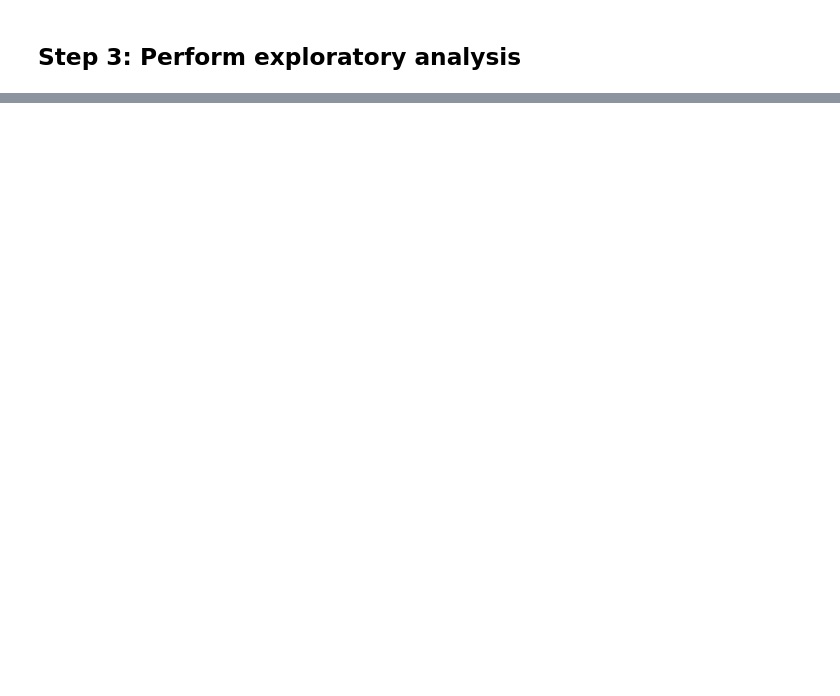
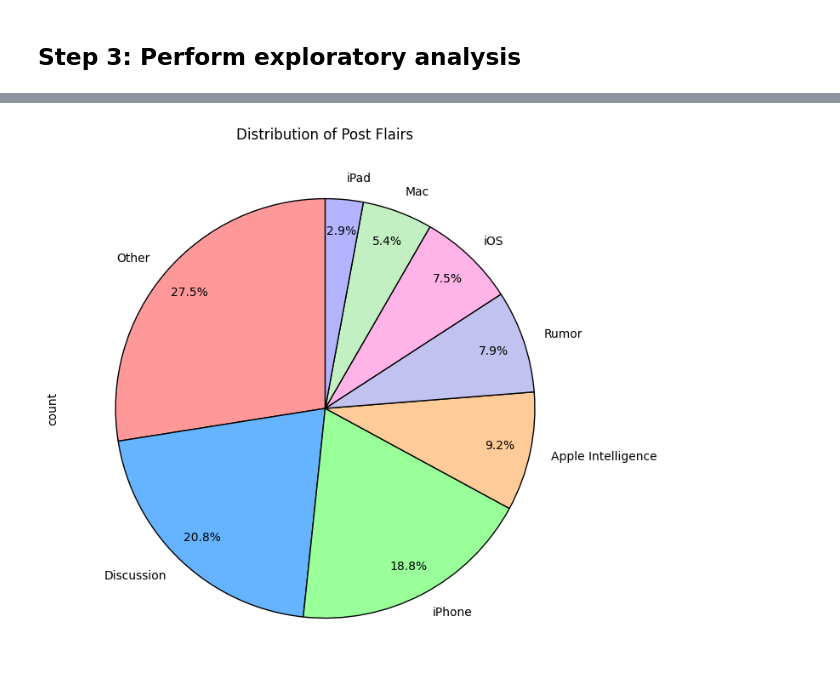
Before and after one commit to Ayumii-ww/fq25819_SEMTM0040, a Jupyter notebook: fq25819Part2.ipynb, the cells around one changed output, grey strips where cells are left out. Saved outputs shown, nothing was run; the diff lists cells and outputs as text; code cells hidden in the pictures; blank space fills up the shorter version.

```diff
--- a/fq25819Part2.ipynb
+++ b/fq25819Part2.ipynb
@@ -291,2 +330,6 @@ top_reddit_posts
+# %%
+top_reddit_posts['log_Upvotes'] = np.log1p(top_reddit_posts['Upvotes'])
+top_reddit_posts['log_Num_Comments'] = np.log1p(top_reddit_posts['Num_Comments'])
+top_reddit_posts['log_body_word_count'] = np.log1p(top_reddit_posts['body_word_count'])
 # %% [markdown]
 ## Step 3: Perform exploratory analysis
@@ -292,0 +372,44 @@ top_reddit_posts
+# %%
+exclude_flair_none = top_reddit_posts[top_reddit_posts['Flair'] != "None"].copy()
+
+# Normalise text: remove spaces and standardise case (As some of flair have spacebar)
+exclude_flair_none['Flair'] = exclude_flair_none['Flair'].str.strip()
+
+main_flairs = [
+    'iPhone',
+    'Discussion',
+    'iOS',
+    'Mac',
+    'Rumor',
+    'iPad',
+    'Apple Intelligence'
+]
+
+# Clean flairs
+flair_clean = exclude_flair_none['Flair'].copy()
+flair_clean = flair_clean.where(flair_clean.isin(main_flairs), other='Other')
+
+# Count categories
+count_flair = flair_clean.value_counts()
+
+# Custom color palette (8 colors)
+colors = [
+    '#ff9999', '#66b3ff', '#99ff99', '#ffcc99',
+    '#c2c2f0', '#ffb3e6', '#c2f0c2', '#b3b3ff',
+]
+
+# Plot
+plt.figure(figsize=(11,8))
+count_flair.plot(
+    kind='pie',
+    colors=colors[:len(count_flair)],  # Use only the number of categories
+    autopct='%1.1f%%',
+    startangle=90,
+    pctdistance=0.85,
+    wedgeprops={'edgecolor':'black'}
+)
+
+plt.title('Distribution of Post Flairs')
+plt.show()
+# %% [output]
+[figure, added]
```
Also changed, not shown: parts of 25 cells of this notebook, 1 other file.
